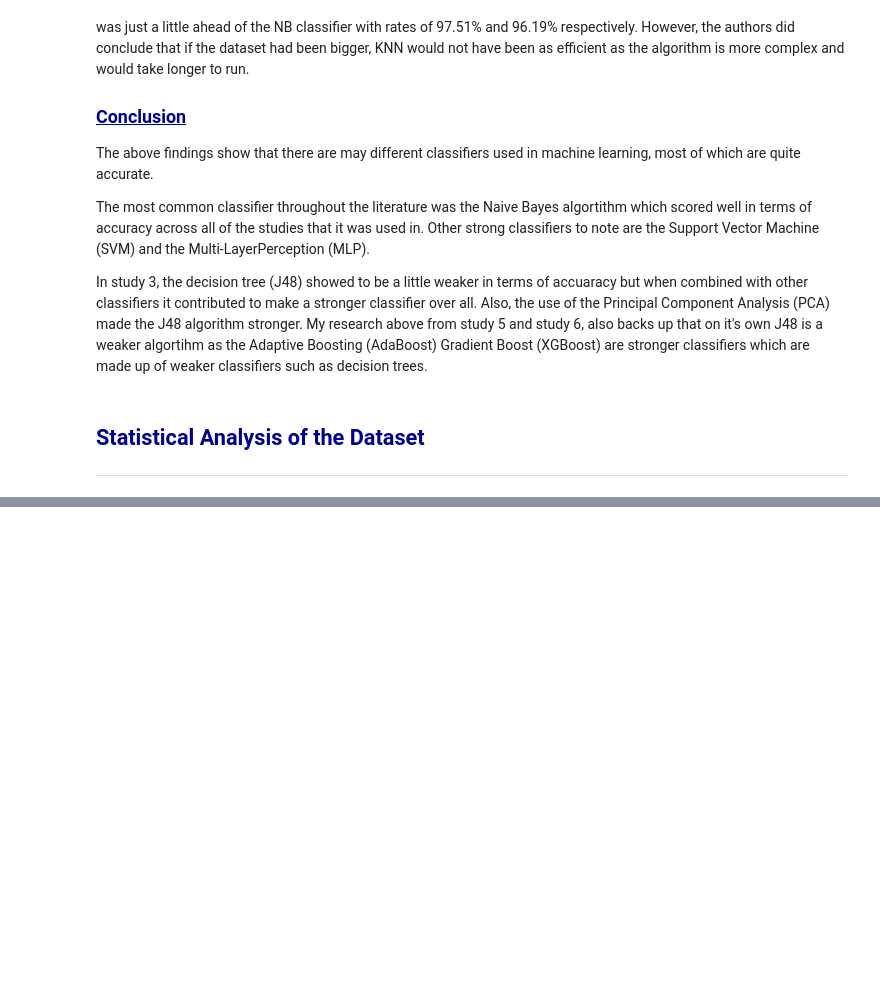
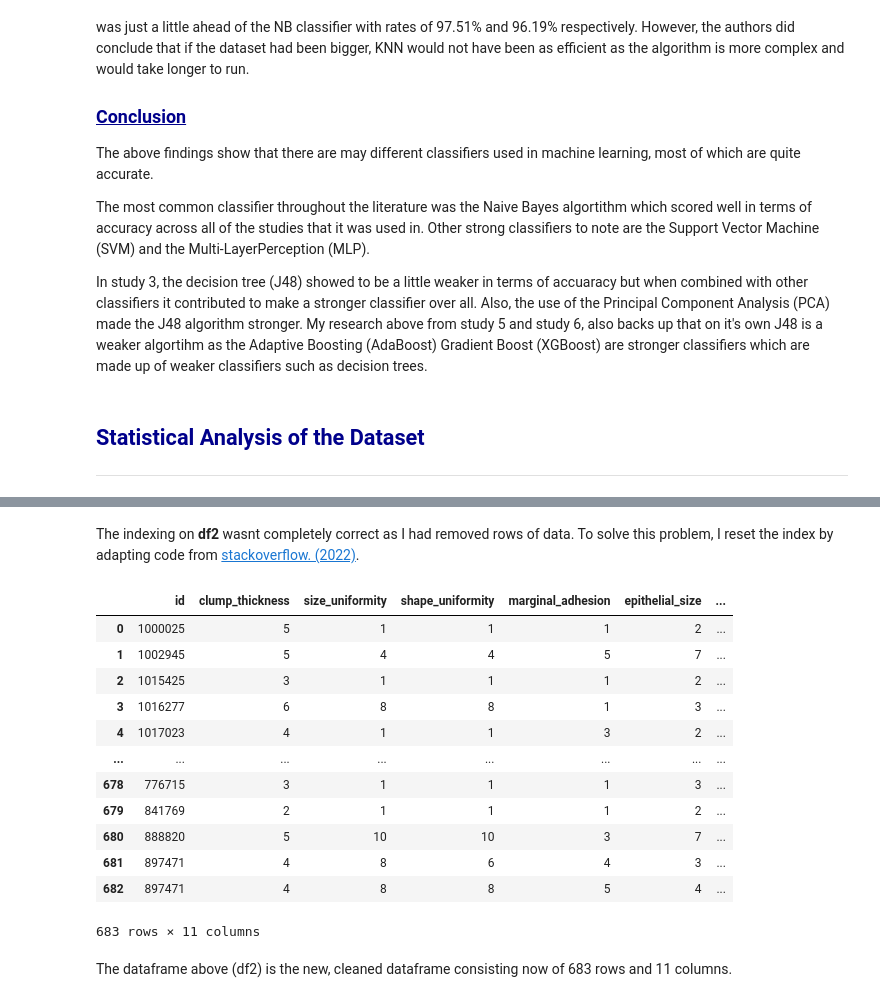
Before and after one commit to OCorry/PfDA-2022-Project-2, a Jupyter notebook: PfDA-2022-Project-2.ipynb, the cells around one changed output, grey strips where cells are left out. Cells and saved outputs as stored; diff of their text form; code cells hidden in the pictures; blank space fills up the shorter version.

```diff
--- a/PfDA-2022-Project-2.ipynb
+++ b/PfDA-2022-Project-2.ipynb
@@ -279,3 +296,27 @@ In study 3, the decision tree (J48) showed to be a little weaker in terms of acc
+# %%
+df2= df[df.bare_nucleoli.apply(lambda x: x.isnumeric())]
+#df2
+# %% [markdown]
+The indexing on **df2** wasnt completely correct as I had removed rows of data. To solve this problem, I reset the index by adapting code from <a href="https://stackoverflow.com/questions/40755680/how-to-reset-index-pandas-dataframe-after-dropna-pandas-dataframe" target="_top">stackoverflow. (2022)</a>.
+# %%
+df2.reset_index(drop=True, inplace=True)
+df2
+# %% [output]
+|  | id | clump_thickness | size_uniformity | shape_uniformity | marginal_adhesion | epithelial_size | ... |
+| 0 | 1000025 | 5 | 1 | 1 | 1 | 2 | ... |
+| 1 | 1002945 | 5 | 4 | 4 | 5 | 7 | ... |
+| 2 | 1015425 | 3 | 1 | 1 | 1 | 2 | ... |
+| 3 | 1016277 | 6 | 8 | 8 | 1 | 3 | ... |
+| 4 | 1017023 | 4 | 1 | 1 | 3 | 2 | ... |
+| ... | ... | ... | ... | ... | ... | ... | ... |
+| 678 | 776715 | 3 | 1 | 1 | 1 | 3 | ... |
+| 679 | 841769 | 2 | 1 | 1 | 1 | 2 | ... |
+| 680 | 888820 | 5 | 10 | 10 | 3 | 7 | ... |
+| 681 | 897471 | 4 | 8 | 6 | 4 | 3 | ... |
+| 682 | 897471 | 4 | 8 | 8 | 5 | 4 | ... |
+683 rows × 11 columns
+# %% [markdown]
+The dataframe above (df2) is the new, cleaned dataframe consisting now of 683 rows and 11 columns.
 # %% [markdown]
 ## <font color=darkblue>References</font>
 ***
```
Also changed, not shown: parts of 7 cells of this notebook.
